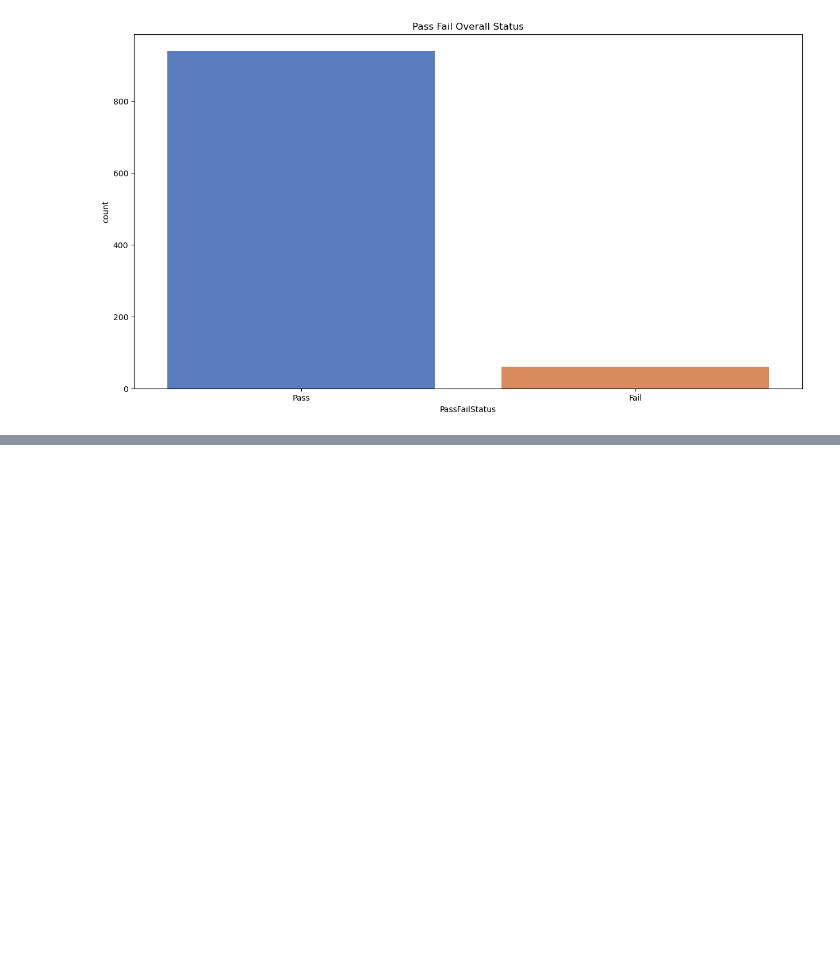
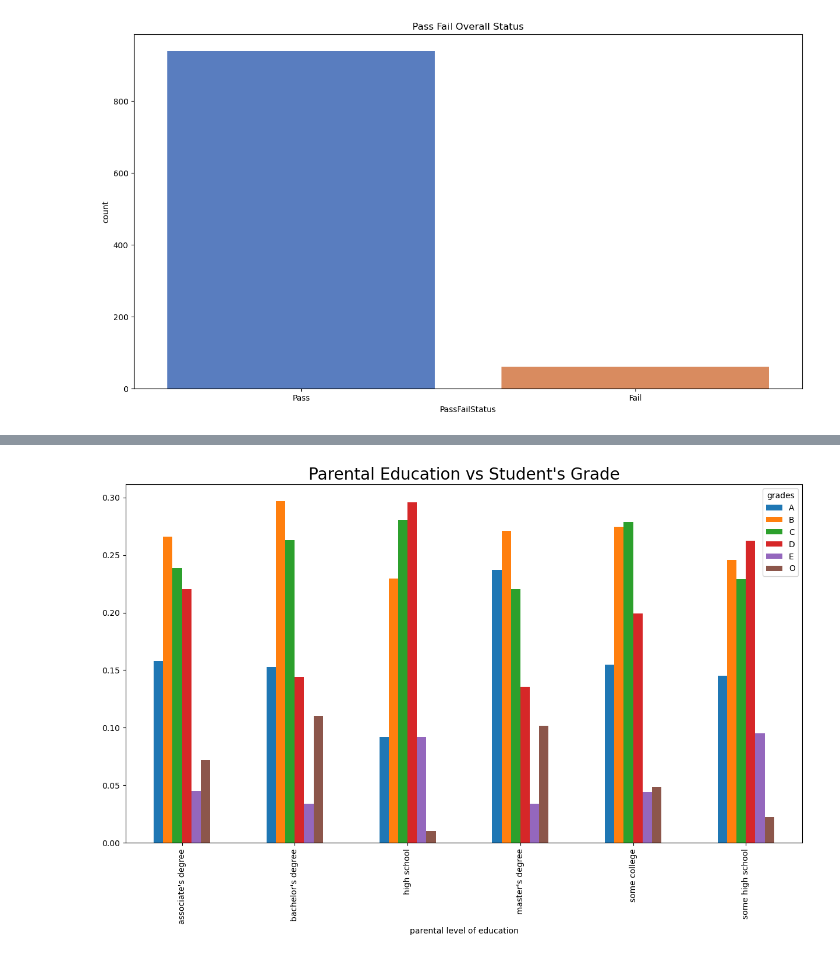
Before and after one commit to TirumaniSrilakshmi/Student-Performance, a Jupyter notebook: student_performance_me.ipynb, the cells around one changed output, grey strips where cells are left out. Cells and saved outputs as stored; diff of their text form; code cells hidden in the pictures; blank space fills up the shorter version.

Commit message:
Student performance 4

```diff
--- a/student_performance_me.ipynb
+++ b/student_performance_me.ipynb
@@ -417,0 +474,10 @@ plt.show()
+# %%
+#comparision of stundents grades with parents degree
+
+x = pd.crosstab(data['parental level of education'], data['grades'])
+x.div(x.sum(1).astype(float), axis = 0).plot(kind = 'bar', stacked = False, figsize = (15, 8) )
+
+plt.title("Parental Education vs Student's Grade", fontsize = 20)
+plt.show()
+# %% [output]
+[figure, added]
```
Also changed, not shown: parts of 6 cells of this notebook.
